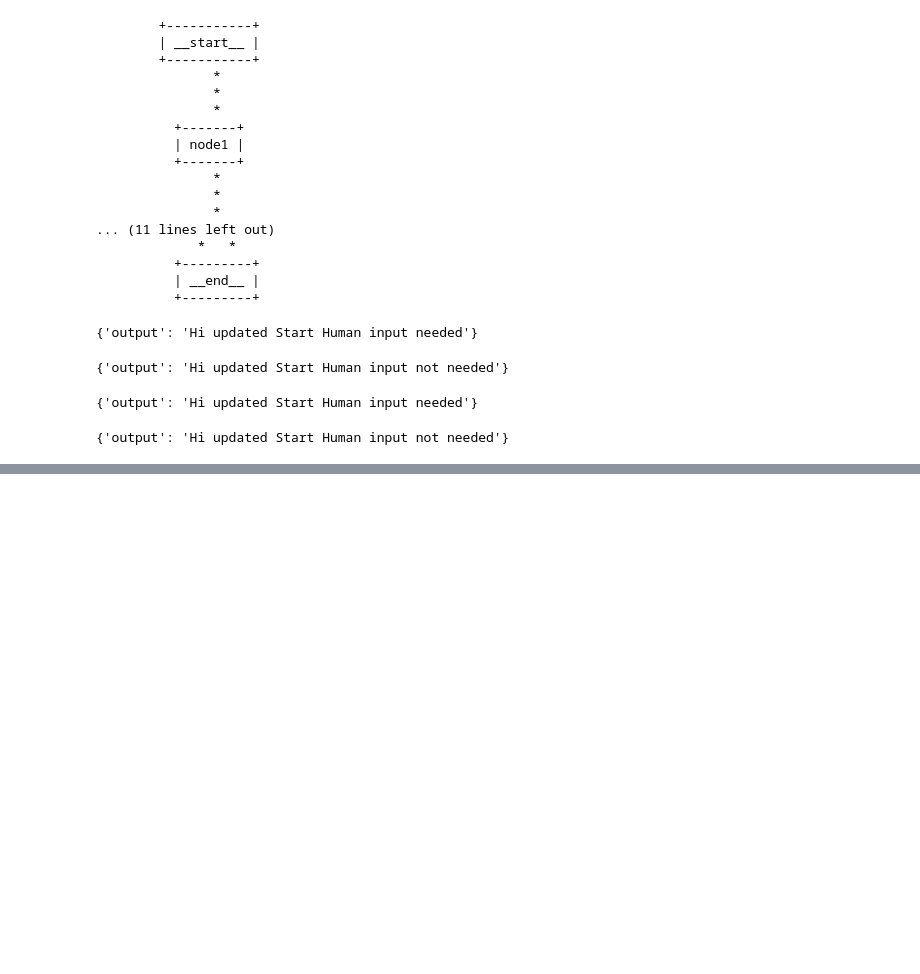
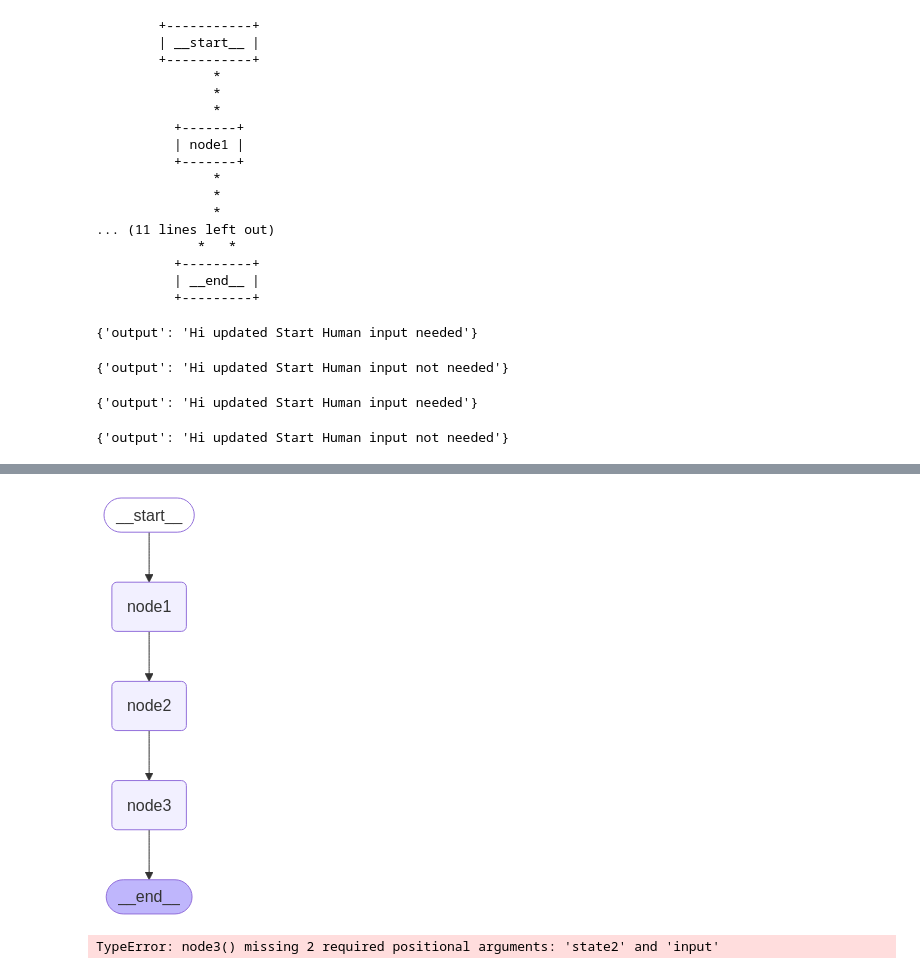
Before and after one commit to Thejpal/Langchain, a Jupyter notebook: langgraph_practice.ipynb, the cells around one changed output, grey strips where cells are left out. Cells and saved outputs as stored; diff of their text form; code cells hidden in the pictures; blank space fills up the shorter version.

Commit message:
Passing multiple states as parameters for one node : Not possible

```diff
--- a/langgraph_practice.ipynb
+++ b/langgraph_practice.ipynb
@@ -408,0 +414,27 @@ graph6.invoke({"input" : "Hi"})
+# %%
+class State(TypedDict):
+    var1: str
+    var2: str
+    var3: str
+# %%
+builder7 = StateGraph(State, input=InputState, output=OutputState)
+# %%
+def node1(state: InputState) -> State1:
+    return {"var1": state["input"] + " 1"}
+
+def node2(state: State1) -> State2:
+    return {"var2": state["var1"] + " 2"}
+
+def node3(state1: State1, state2: State2, input: InputState) -> OutputState:
+    return {"output" : input["input"] + " " + state1["var1"] + " " + state2["var2"]}
+
+builder7.add_node("node1", node1)
+builder7.add_node("node2", node2)
+builder7.add_node("node3", node3)
+
+builder7.add_edge(START, "node1")
+builder7.add_edge("node1", "node2")
+builder7.add_edge("node2", "node3")
+builder7.add_edge("node3", END)
+
+graph7 = builder7.compile()
@@ -408,0 +461,8 @@ graph6.invoke({"input" : "Hi"})
+# %%
+Image(graph7.get_graph().draw_mermaid_png())
+# %% [output]
+[figure, added]
+# %%
+graph7.invoke({"input": "Hi"})
+# %% [output]
+TypeError: node3() missing 2 required positional arguments: 'state2' and 'input'
```
Also changed, not shown: parts of 2 cells of this notebook.
